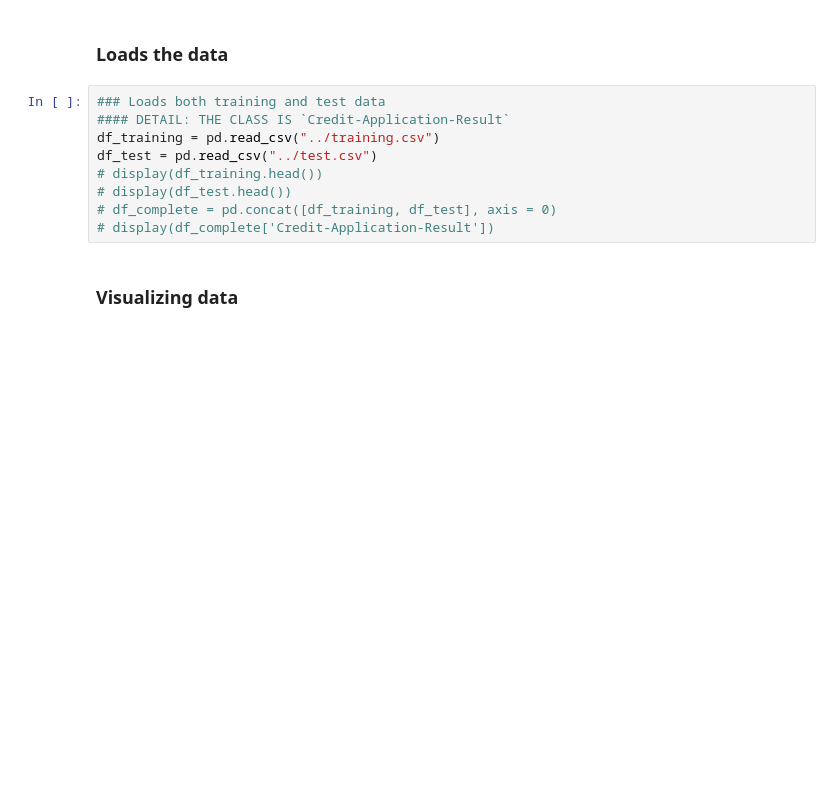
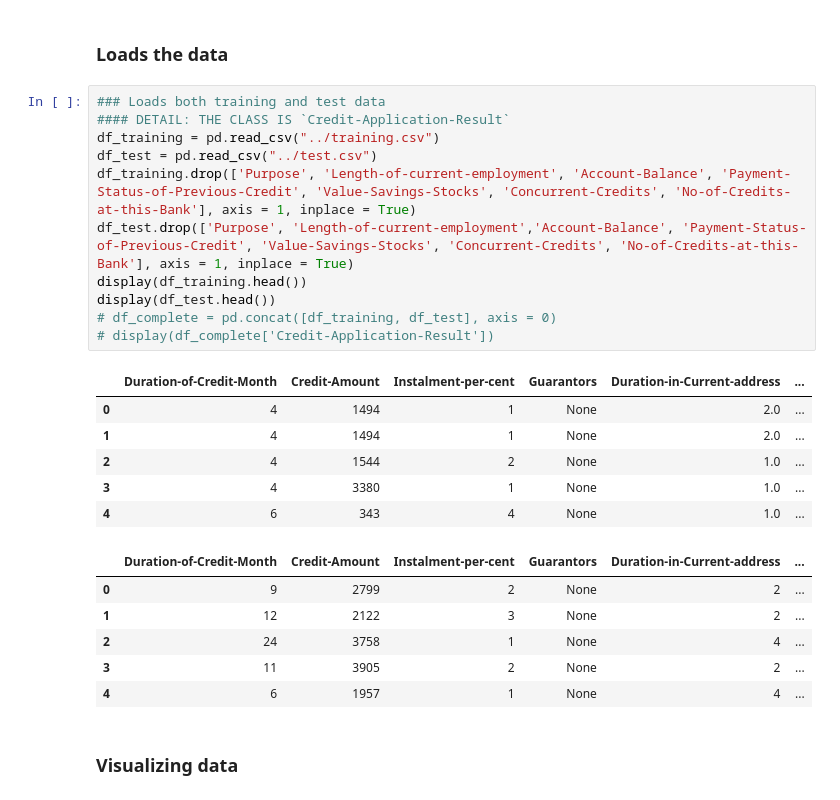
Before and after one commit to jaycwb/udacity-bizanalytics-creditworthiness, a Jupyter notebook: code/Notebook.ipynb, the cells around one changed output. Saved outputs shown, nothing was run; the diff lists cells and outputs as text; blank space fills up the shorter version.

```diff
--- a/code/Notebook.ipynb
+++ b/code/Notebook.ipynb
@@ -55,12 +58,27 @@ def tuneClassifier(clf, X_train, Y_train):
 # %%
 ### Loads both training and test data
 #### DETAIL: THE CLASS IS `Credit-Application-Result`
 df_training = pd.read_csv("../training.csv")
 df_test = pd.read_csv("../test.csv")
-# display(df_training.head())
-# display(df_test.head())
+df_training.drop(['Purpose', 'Length-of-current-employment', 'Account-Balance', 'Payment-Status-of-Previous-Credit', 'Value-Savings-Stocks', 'Concurrent-Credits', 'No-of-Credits-at-this-Bank'], axis = 1, inplace = True)
+df_test.drop(['Purpose', 'Length-of-current-employment','Account-Balance', 'Payment-Status-of-Previous-Credit', 'Value-Savings-Stocks', 'Concurrent-Credits', 'No-of-Credits-at-this-Bank'], axis = 1, inplace = True)
+display(df_training.head())
+display(df_test.head())
 # df_complete = pd.concat([df_training, df_test], axis = 0)
 # display(df_complete['Credit-Application-Result'])
+# %% [output]
+|  | Duration-of-Credit-Month | Credit-Amount | Instalment-per-cent | Guarantors | Duration-in-Current-address | ... |
+| 0 | 4 | 1494 | 1 | None | 2.0 | ... |
+| 1 | 4 | 1494 | 1 | None | 2.0 | ... |
+| 2 | 4 | 1544 | 2 | None | 1.0 | ... |
+| 3 | 4 | 3380 | 1 | None | 1.0 | ... |
+| 4 | 6 | 343 | 4 | None | 1.0 | ... |
+|  | Duration-of-Credit-Month | Credit-Amount | Instalment-per-cent | Guarantors | Duration-in-Current-address | ... |
+| 0 | 9 | 2799 | 2 | None | 2 | ... |
+| 1 | 12 | 2122 | 3 | None | 2 | ... |
+| 2 | 24 | 3758 | 1 | None | 4 | ... |
+| 3 | 11 | 3905 | 2 | None | 2 | ... |
+| 4 | 6 | 1957 | 1 | None | 4 | ... |
 # %% [markdown]
 ### Visualizing data
 # %%
```
Also changed, not shown: parts of 10 cells of this notebook, 3 other files.
